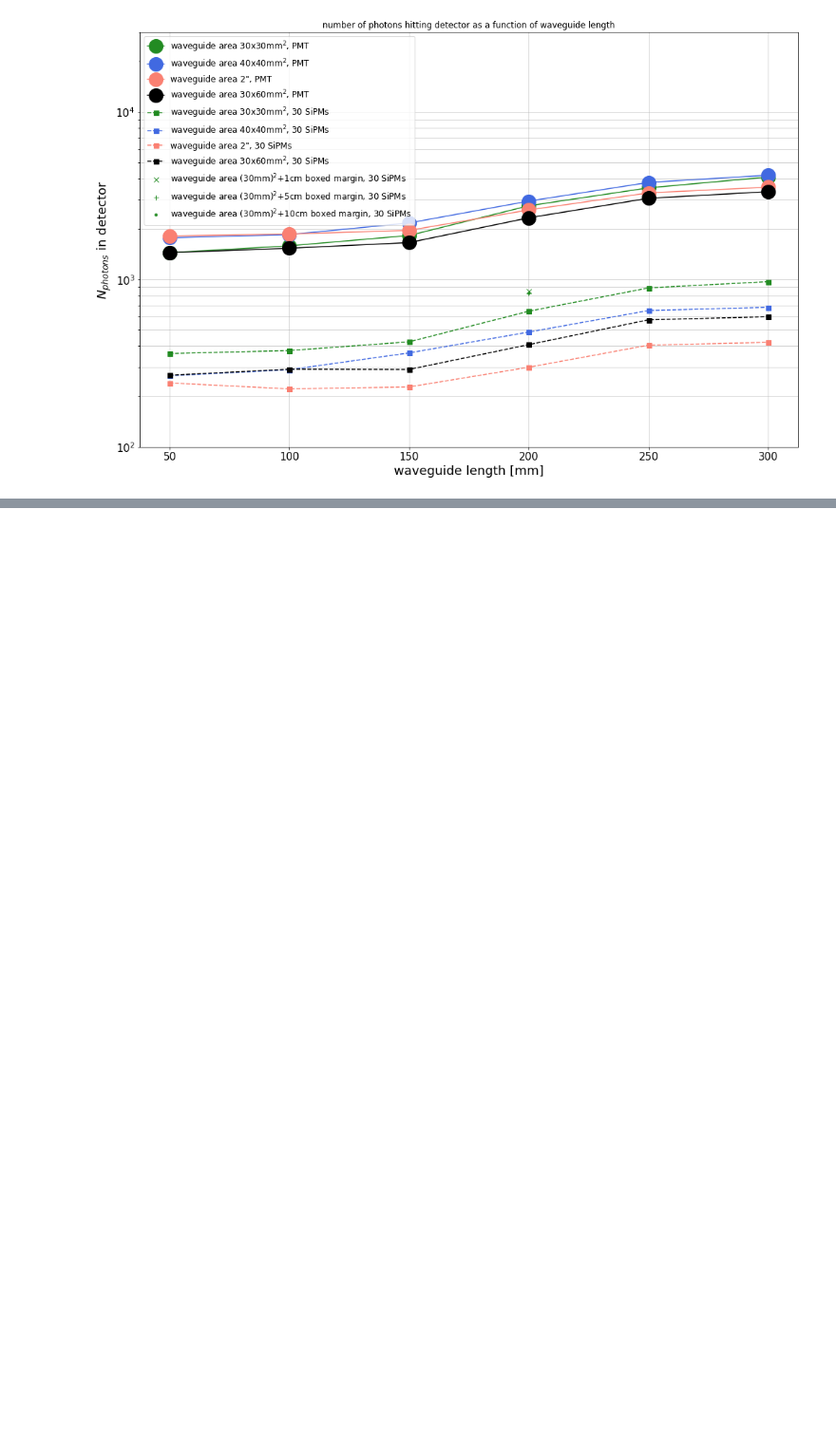
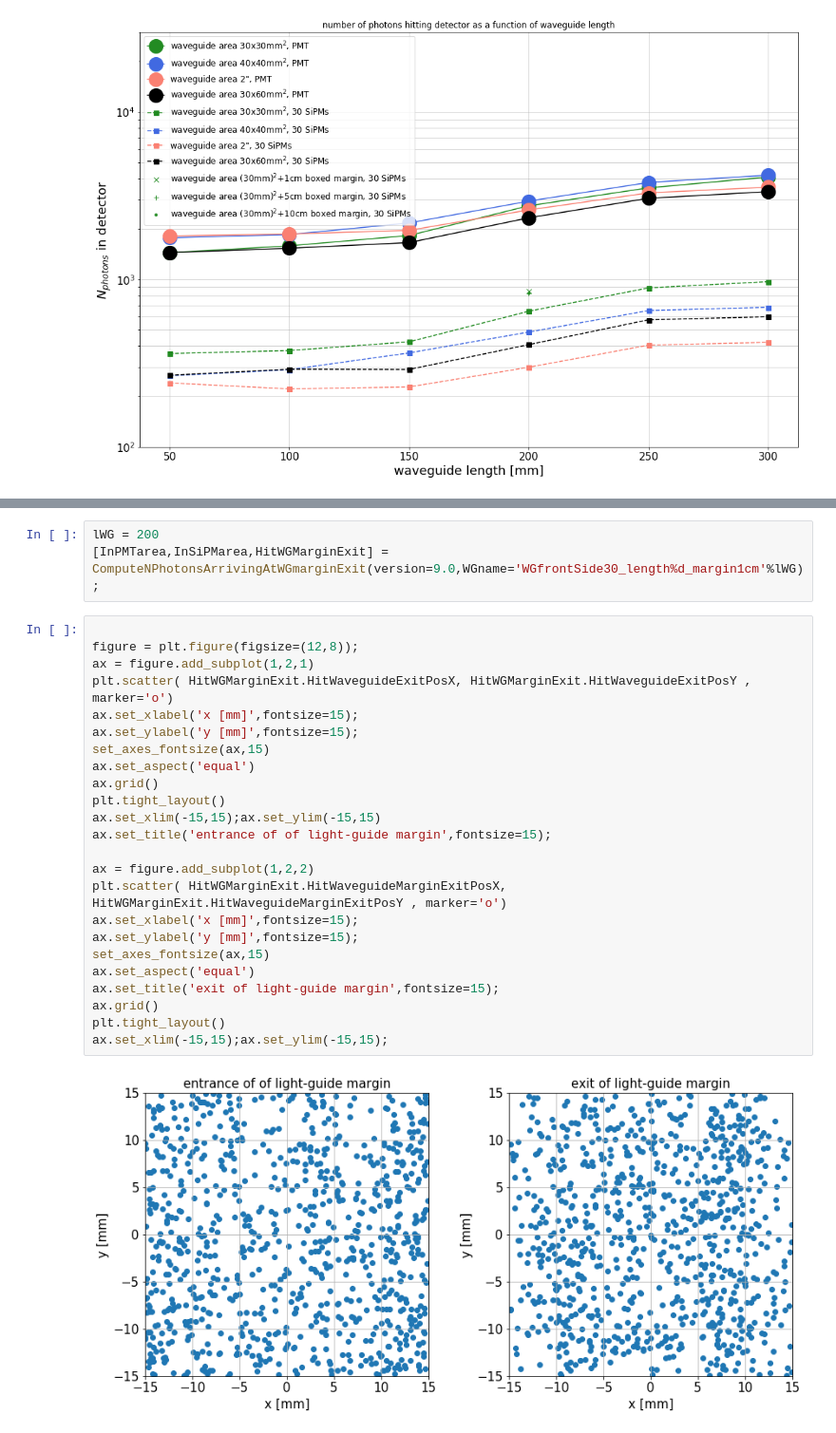
Before and after one commit to erezcoh4/DuSciHodSim, a Jupyter notebook: DuSH_v9/mac/waveguide length optimisation/NPhotonsVsWGlength.ipynb, the cells around one changed output, grey strips where cells are left out. Shown: that part at 95% size. Drawn from its saved outputs; the diff is of its cells as text; blank space fills up the shorter version.

```diff
--- a/DuSH_v9/mac/waveguide length optimisation/NPhotonsVsWGlength.ipynb
+++ b/DuSH_v9/mac/waveguide length optimisation/NPhotonsVsWGlength.ipynb
@@ -183,0 +189,29 @@ ax.grid('--',alpha=0.7)
+# %%
+lWG = 200
+[InPMTarea,InSiPMarea,HitWGMarginExit] = ComputeNPhotonsArrivingAtWGmarginExit(version=9.0,WGname='WGfrontSide30_length%d_margin1cm'%lWG);
+# %%
+
+figure = plt.figure(figsize=(12,8));
+ax = figure.add_subplot(1,2,1)
+plt.scatter( HitWGMarginExit.HitWaveguideExitPosX, HitWGMarginExit.HitWaveguideExitPosY , marker='o')
+ax.set_xlabel('x [mm]',fontsize=15);
+ax.set_ylabel('y [mm]',fontsize=15);
+set_axes_fontsize(ax,15)
+ax.set_aspect('equal')
+ax.grid()
+plt.tight_layout()
+ax.set_xlim(-15,15);ax.set_ylim(-15,15)
+ax.set_title('entrance of of light-guide margin',fontsize=15);
+
+ax = figure.add_subplot(1,2,2)
+plt.scatter( HitWGMarginExit.HitWaveguideMarginExitPosX, HitWGMarginExit.HitWaveguideMarginExitPosY , marker='o')
+ax.set_xlabel('x [mm]',fontsize=15);
+ax.set_ylabel('y [mm]',fontsize=15);
+set_axes_fontsize(ax,15)
+ax.set_aspect('equal')
+ax.set_title('exit of light-guide margin',fontsize=15);
+ax.grid()
+plt.tight_layout()
+ax.set_xlim(-15,15);ax.set_ylim(-15,15);
+# %% [output]
+[figure, added]
```
Also changed, not shown: parts of 5 cells of this notebook, 1 other file.
